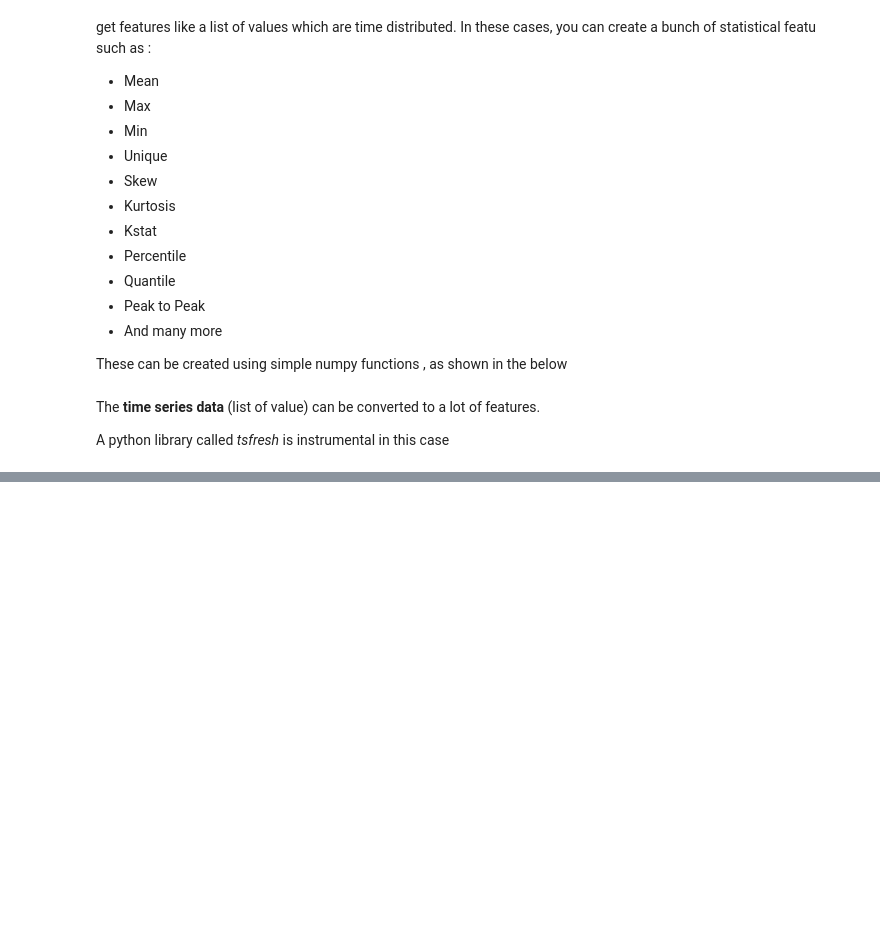
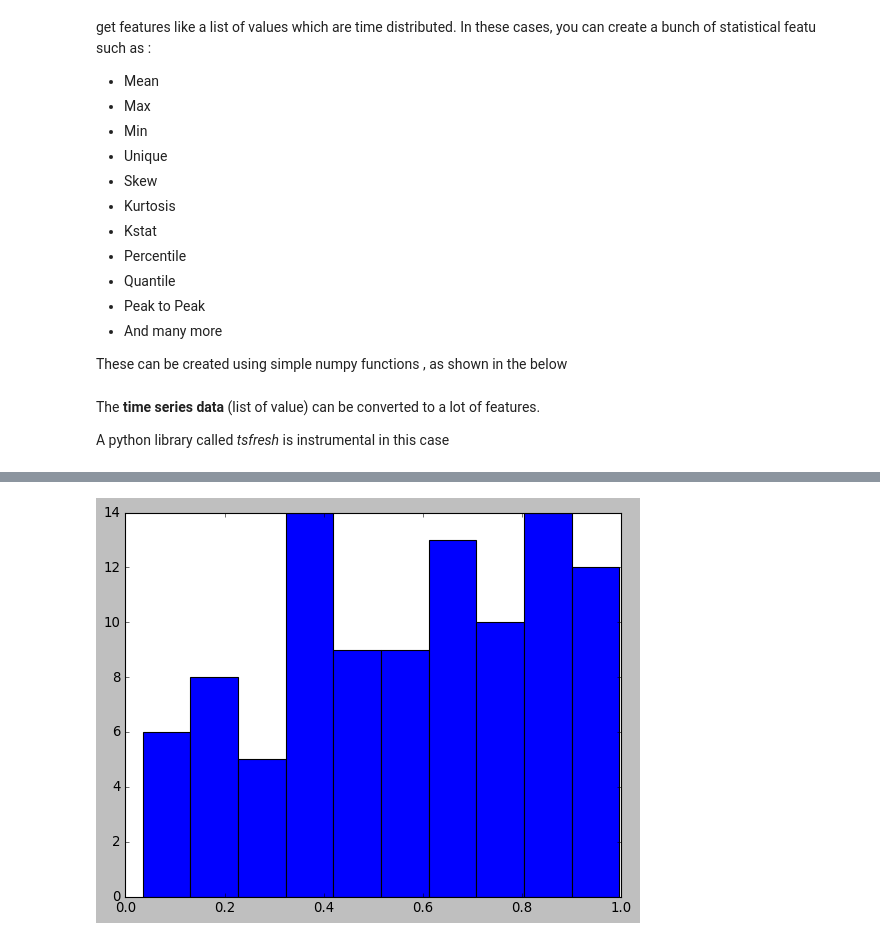
Before and after one commit to iwasbugged/feature_engineering, a Jupyter notebook: feature_engineering.ipynb, the cells around one changed output, grey strips where cells are left out. Drawn from its saved outputs; the diff is of its cells as text; code cells hidden in the pictures; blank space fills up the shorter version.

```diff
--- a/feature_engineering.ipynb
+++ b/feature_engineering.ipynb
@@ -136,0 +139,10 @@ feature_dict['mean_change'] = fc.mean_change(x)
+# %%
+import numpy as np
+import pandas as pd
+
+# generate a random dataframe with 2 columns and 100 rows
+df = pd.DataFrame(
+    np.random.rand(100 , 2),
+    columns=[f"f_{i}" for i in range(1, 3)]
+)
+df.head()
@@ -136,0 +158,23 @@ feature_dict['mean_change'] = fc.mean_change(x)
+# %%
+from sklearn import preprocessing
+
+# initializing polynomial features class object for two-degree polynomial features
+
+pf = preprocessing.PolynomialFeatures(
+    degree = 2,
+    interaction_only = False,
+    include_bias = False
+)
+# fit to the features
+pf.fit(df)
+
+poly_feats = pf.transform(df)
+
+# create a datafrae with all the features
+num_feats = poly_feats.shape[1]
+df_transformed = pd.DataFrame(
+    poly_feats,
+    columns = [f"f_{i}" for i in range(1 , num_feats +1)]
+)
+
+df_transformed.head()
@@ -136,0 +188,9 @@ feature_dict['mean_change'] = fc.mean_change(x)
+# %%
+import matplotlib.pyplot as plt
+from matplotlib import style
+style.use('classic')
+
+plt.hist(df['f_1'])
+plt.show()
+# %% [output]
+[figure, added]
```
Also changed, not shown: parts of 14 cells of this notebook.
